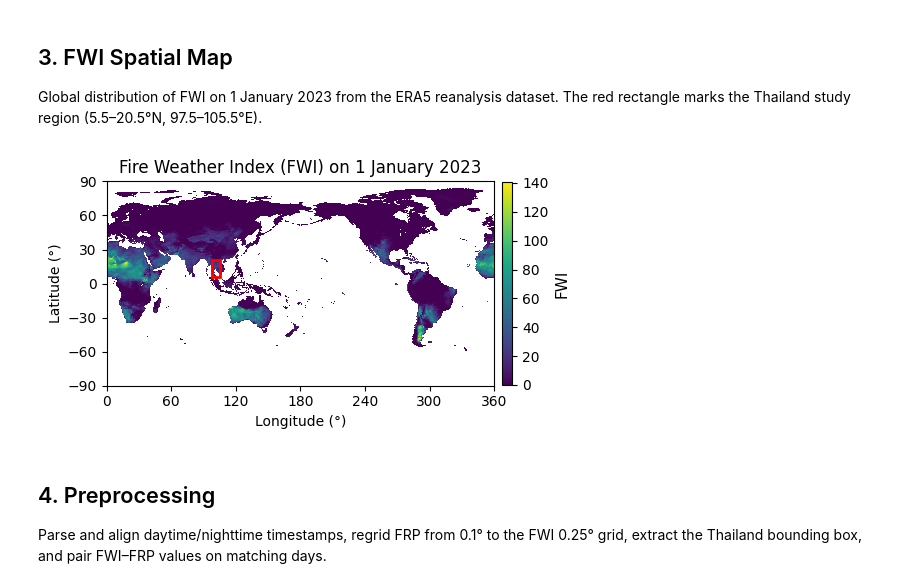
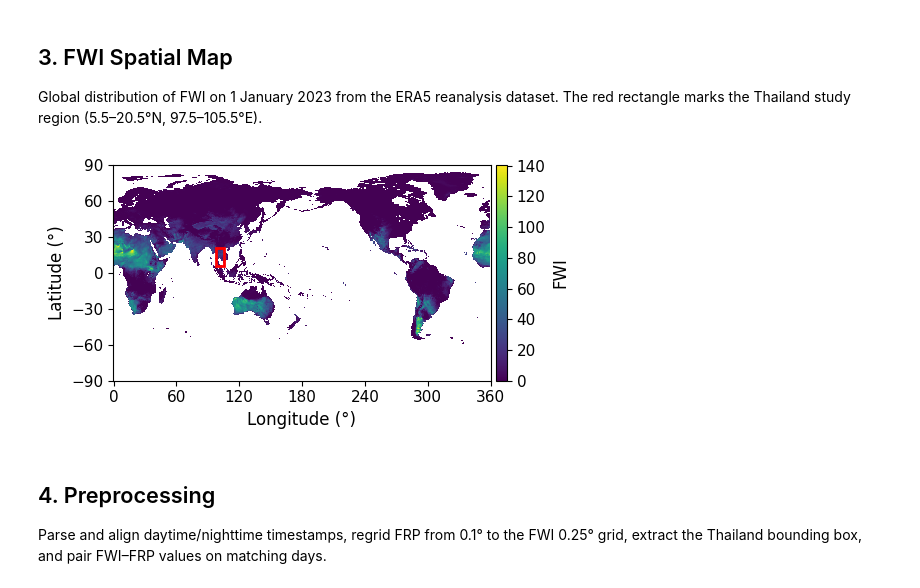
Before and after one commit to Thunthita/ClimateChangeonWildfire, a Jupyter notebook: new/src/Historical/FWIvsFRP.ipynb, the cells around one changed output. Saved outputs shown, nothing was run; the diff lists cells and outputs as text; code cells hidden in the pictures.

Commit message:
edit figsize and fontsize

```diff
--- a/new/src/Historical/FWIvsFRP.ipynb
+++ b/new/src/Historical/FWIvsFRP.ipynb
@@ -61,38 +61,45 @@ Global distribution of FWI on 1 January 2023 from the ERA5 reanalysis dataset. T
 # %%
 # ── FWI on 1 January 2023 (full spatial domain) ───────────────────────────────
 fwi_jan1 = fwi_dataset1['fwinx'].sel(valid_time='2023-01-01', method='nearest')
 
 lons = fwi_jan1['longitude'].values
 lats = fwi_jan1['latitude'].values
 data = fwi_jan1.values
 
 # ── Figure ────────────────────────────────────────────────────────────────────
 fig, ax = plt.subplots(figsize=(5.51, 3))
 
 img = ax.pcolormesh(lons, lats, data, cmap='viridis', shading='auto')
-cbar = plt.colorbar(img, ax=ax, fraction=0.025, pad=0.02)
-cbar.set_label('FWI', fontsize=11)
+
+# Colorbar full height of axes
+from mpl_toolkits.axes_grid1 import make_axes_locatable
+divider = make_axes_locatable(ax)
+cax = divider.append_axes("right", size="3%", pad=0.05)
+cbar = fig.colorbar(img, cax=cax)
+cbar.set_label('FWI', fontsize=12)
+cbar.ax.tick_params(labelsize=11)
 cbar.set_ticks([0, 20, 40, 60, 80, 100, 120, 140])
 
 # ── Thailand bounding box ─────────────────────────────────────────────────────
 rect = mpatches.Rectangle(
     (97.5, 5.5), 105.5 - 97.5, 20.5 - 5.5,
     linewidth=2, edgecolor='red', facecolor='none',
     zorder=5,
 )
 ax.add_patch(rect)
 
-ax.set_xlabel('Longitude (°)', fontsize=10)
-ax.set_ylabel('Latitude (°)', fontsize=10)
-ax.set_title('Fire Weather Index (FWI) on 1 January 2023', fontsize=12)
+ax.set_xlabel('Longitude (°)', fontsize=12)
+ax.set_ylabel('Latitude (°)', fontsize=12)
+ax.tick_params(labelsize=11)
+# ax.set_title('Fire Weather Index (FWI) on 1 January 2023', fontsize=9)
 ax.set_xticks([0, 60, 120, 180, 240, 300, 360])
 ax.set_yticks([-90, -60, -30, 0, 30, 60, 90])
 
 plt.tight_layout()
-plt.savefig('Pict/FWI_spatial_map_all_region.png', dpi=300, bbox_inches='tight')
+plt.savefig('Pict/FWI_spatial_map_all_region.png', dpi=1000, bbox_inches='tight')
 plt.show()
 # %% [output]
-[figure, old version]
+[figure, new version]
 # %% [markdown]
 ## 4. Preprocessing
 
```
Also changed, not shown: parts of 1 cell of this notebook.
